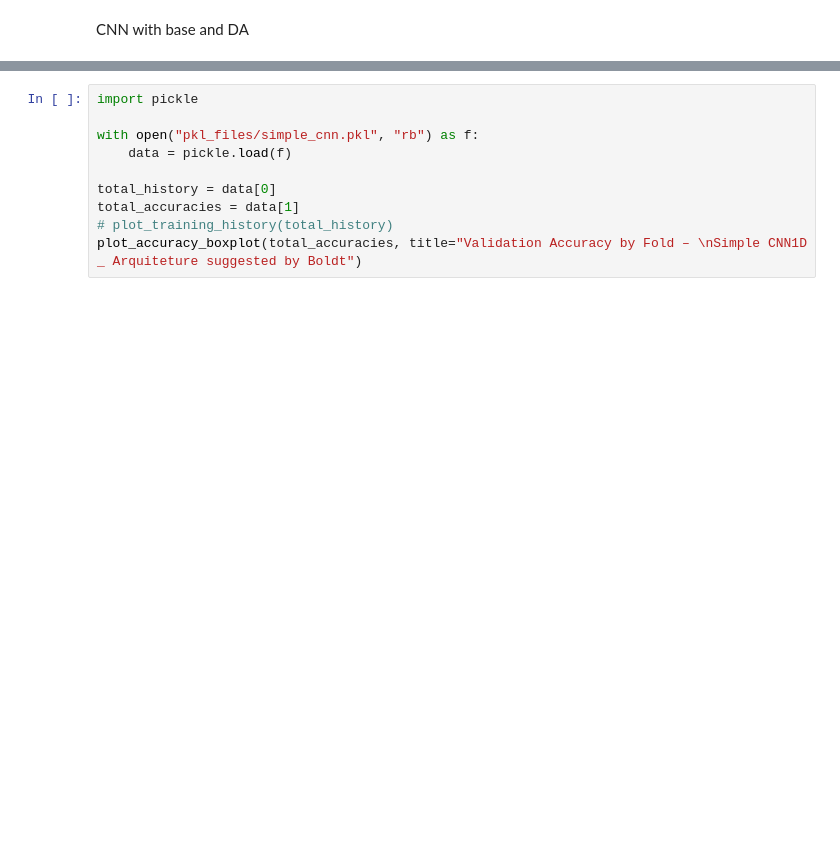
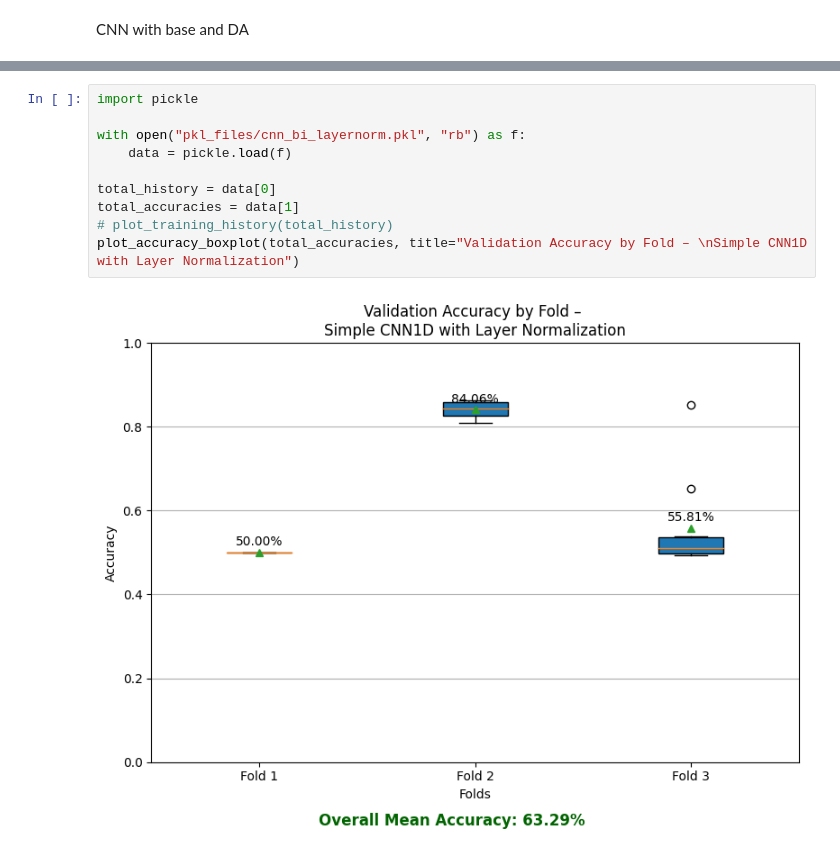
Before and after one commit to rochasantos/CWRU-AutoEncoder-Diagnosis, a Jupyter notebook: notebook.ipynb, the cells around one changed output, grey strips where cells are left out. Saved outputs shown, nothing was run; the diff lists cells and outputs as text; blank space fills up the shorter version.

```diff
--- a/notebook.ipynb
+++ b/notebook.ipynb
@@ -183,10 +193,12 @@ plot_accuracy_boxplot(total_accuracies, title="Validation Accuracy by Fold – \
 # %%
 import pickle
 
-with open("pkl_files/simple_cnn.pkl", "rb") as f:
+with open("pkl_files/cnn_bi_layernorm.pkl", "rb") as f:
     data = pickle.load(f)
 
 total_history = data[0]
 total_accuracies = data[1]
 # plot_training_history(total_history)
-plot_accuracy_boxplot(total_accuracies, title="Validation Accuracy by Fold – \nSimple CNN1D _ Arquiteture suggested by Boldt")
+plot_accuracy_boxplot(total_accuracies, title="Validation Accuracy by Fold – \nSimple CNN1D with Layer Normalization")
+# %% [output]
+[figure, added]
```
Also changed, not shown: parts of 17 cells of this notebook, 12 other files.
